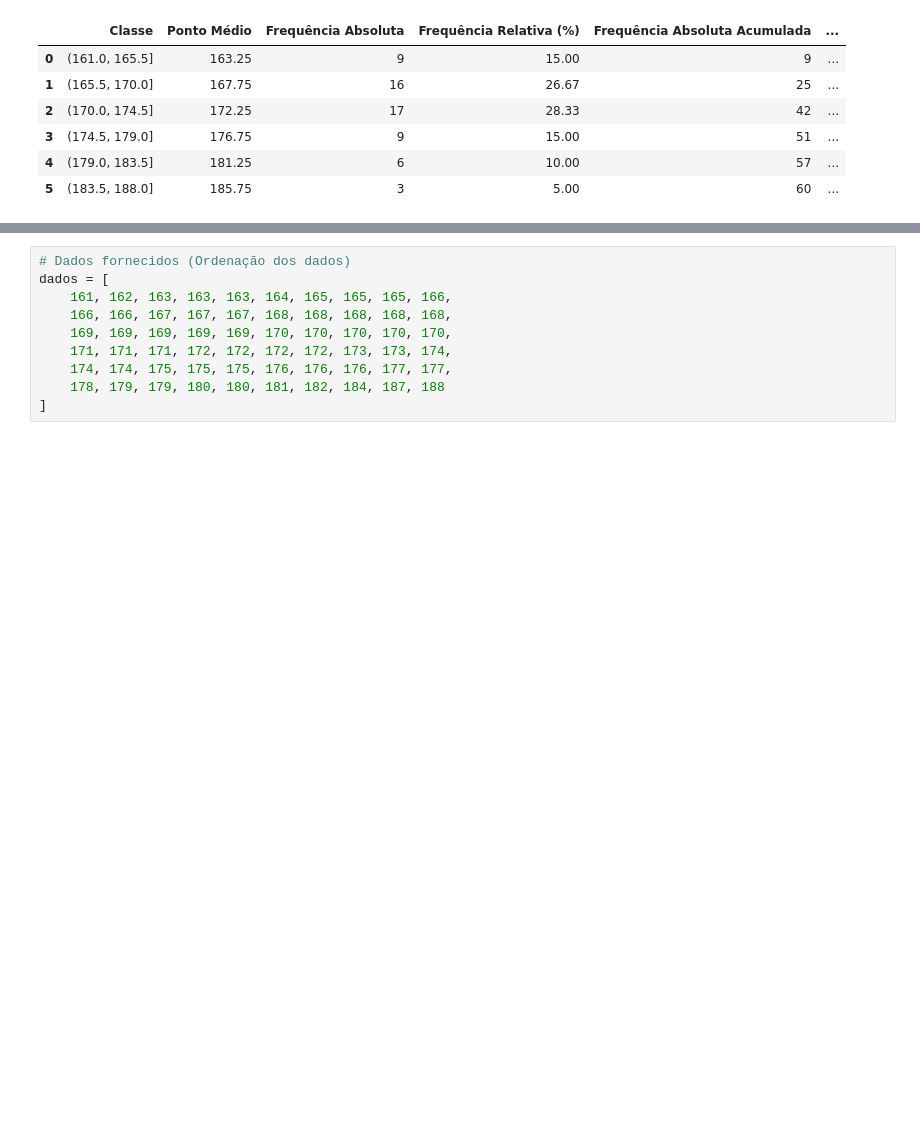
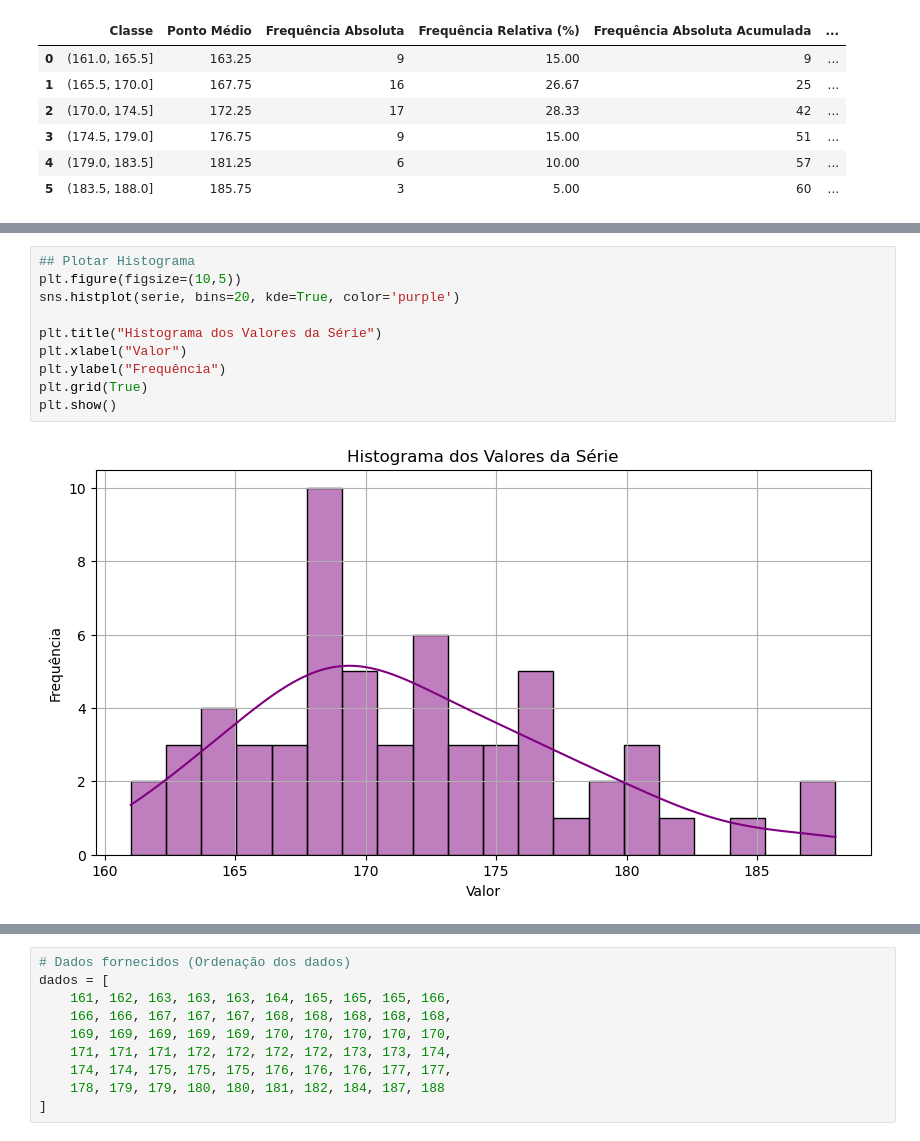
Before and after one commit to ghdss-science/aula_gerson_frequencia, a Jupyter notebook: aula_gerson.ipynb, the cells around one changed output, grey strips where cells are left out. Cells and saved outputs as stored; diff of their text form; blank space fills up the shorter version.

```diff
--- a/aula_gerson.ipynb
+++ b/aula_gerson.ipynb
@@ -79,0 +122,12 @@ tabela_freq
+# %%
+## Plotar Histograma
+plt.figure(figsize=(10,5))
+sns.histplot(serie, bins=20, kde=True, color='purple')
+
+plt.title("Histograma dos Valores da Série")
+plt.xlabel("Valor")
+plt.ylabel("Frequência")
+plt.grid(True)
+plt.show()
+# %% [output]
+[figure, added]
```
Also changed, not shown: parts of 22 cells of this notebook.
